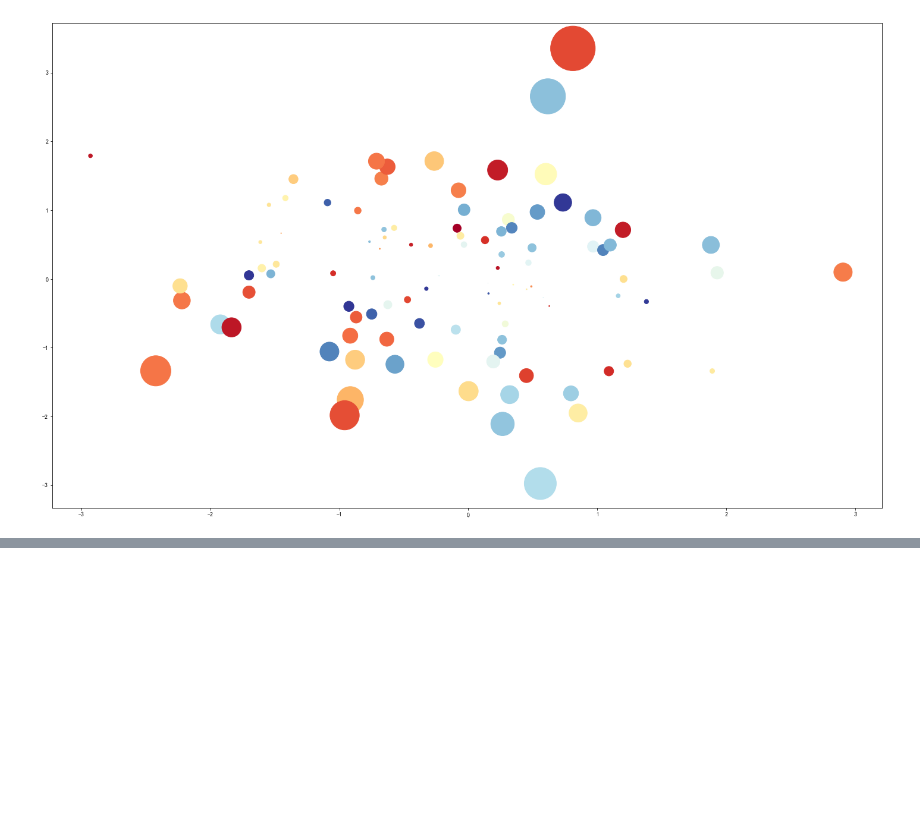
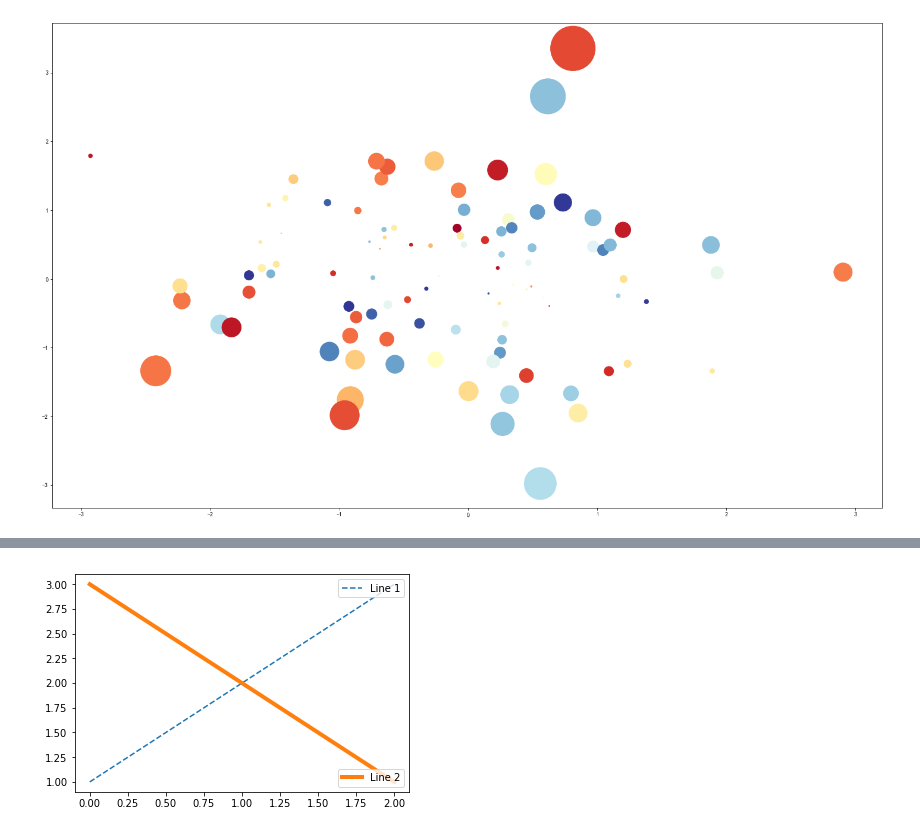
Before and after one commit to leledada/jupyter, a Jupyter notebook: datavisualization/ex3.ipynb, the cells around one changed output, grey strips where cells are left out. Cells and saved outputs as stored; diff of their text form; code cells hidden in the pictures; blank space fills up the shorter version.

```diff
--- a/datavisualization/ex3.ipynb
+++ b/datavisualization/ex3.ipynb
@@ -195,0 +220,15 @@ plt.show()
+# %%
+import matplotlib.pyplot as plt
+import numpy as np
+import matplotlib
+line1, = plt.plot([1,2,3], label="Line 1", linestyle='--')
+line2, = plt.plot([3,2,1], label="Line 2", linewidth=4)
+# 为第一个线条创建图例
+first_legend = plt.legend(handles=[line1], loc=1)
+# 手动将图例添加到当前轴域
+ax = plt.gca().add_artist(first_legend)
+# 为第二个线条创建另一个图例
+plt.legend(handles=[line2], loc=4)
+plt.show()
+# %% [output]
+[figure, added]
```
Also changed, not shown: parts of 1 cell of this notebook, 1 other file.
